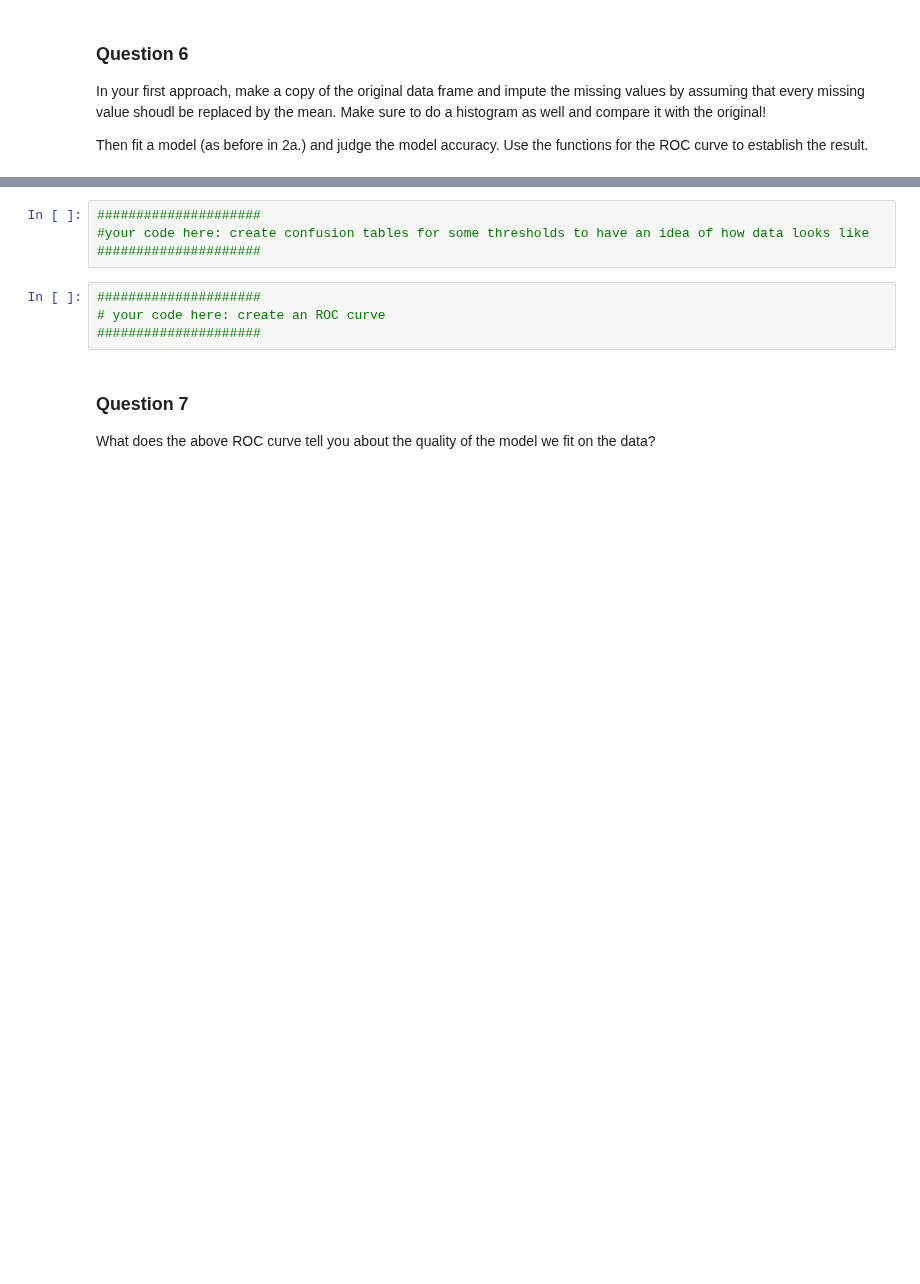
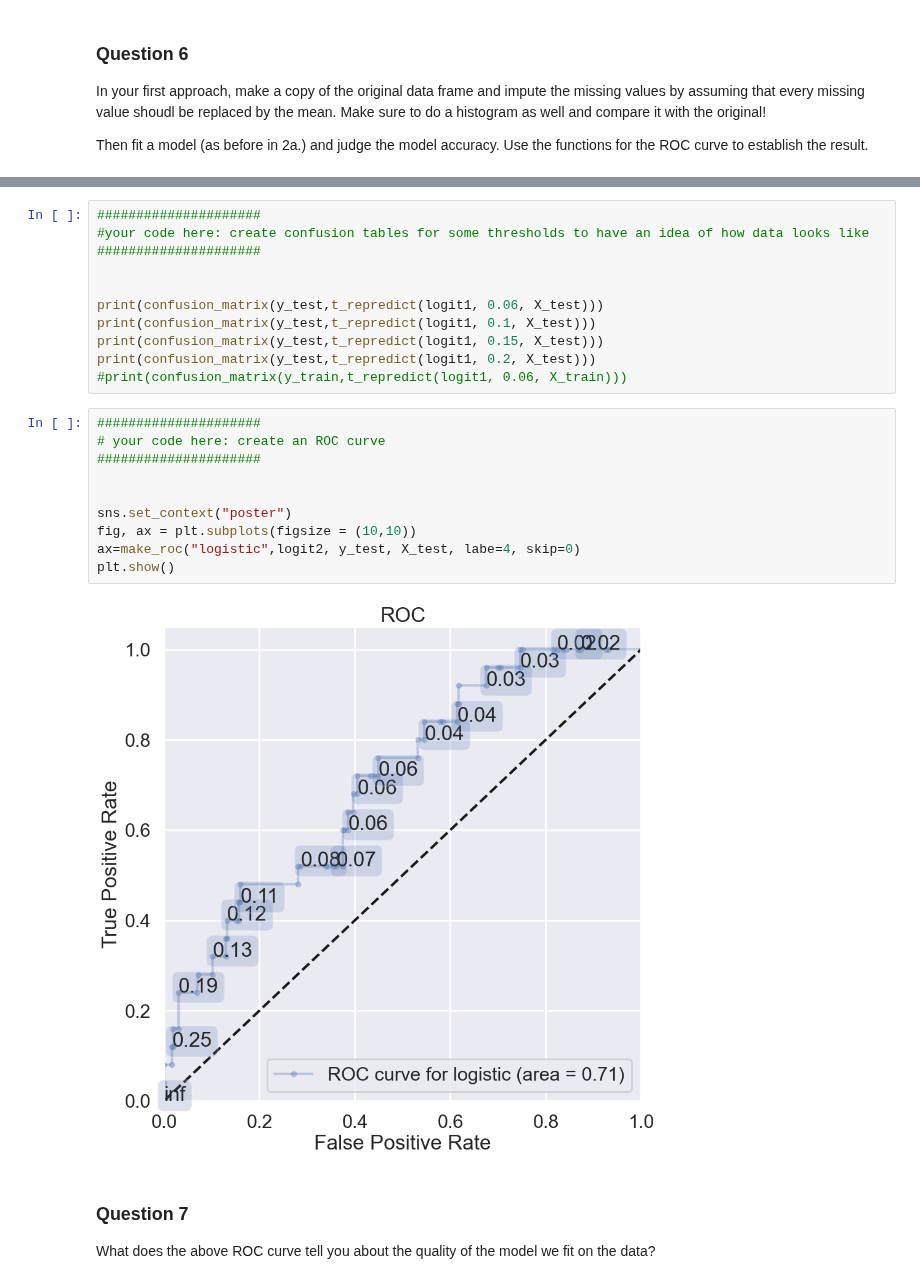
Before and after one commit to sebastians1999/KEN3450_Data_Analysis, a Jupyter notebook: Clinics/Clinic3/clinic3_empty.ipynb, the cells around one changed output, grey strips where cells are left out. Cells and saved outputs as stored; diff of their text form; blank space fills up the shorter version.

```diff
--- a/Clinics/Clinic3/clinic3_empty.ipynb
+++ b/Clinics/Clinic3/clinic3_empty.ipynb
@@ -478,10 +568,25 @@ Then fit a model (as before in 2a.) and judge the model accuracy. Use the functi
 #####################
 #your code here: create confusion tables for some thresholds to have an idea of how data looks like
 #####################
+
+
+print(confusion_matrix(y_test,t_repredict(logit1, 0.06, X_test)))
+print(confusion_matrix(y_test,t_repredict(logit1, 0.1, X_test)))
+print(confusion_matrix(y_test,t_repredict(logit1, 0.15, X_test)))
+print(confusion_matrix(y_test,t_repredict(logit1, 0.2, X_test)))
+#print(confusion_matrix(y_train,t_repredict(logit1, 0.06, X_train)))
-# %%
-#####################
-# your code here: create an ROC curve
-#####################
+# %%
+#####################
+# your code here: create an ROC curve
+#####################
+
+
+sns.set_context("poster")
+fig, ax = plt.subplots(figsize = (10,10))
+ax=make_roc("logistic",logit2, y_test, X_test, labe=4, skip=0)
+plt.show()
+# %% [output]
+[figure, added]
 # %% [markdown]
 ### Question 7 <a name="q7"></a>
 
```
Also changed, not shown: parts of 17 cells of this notebook.
